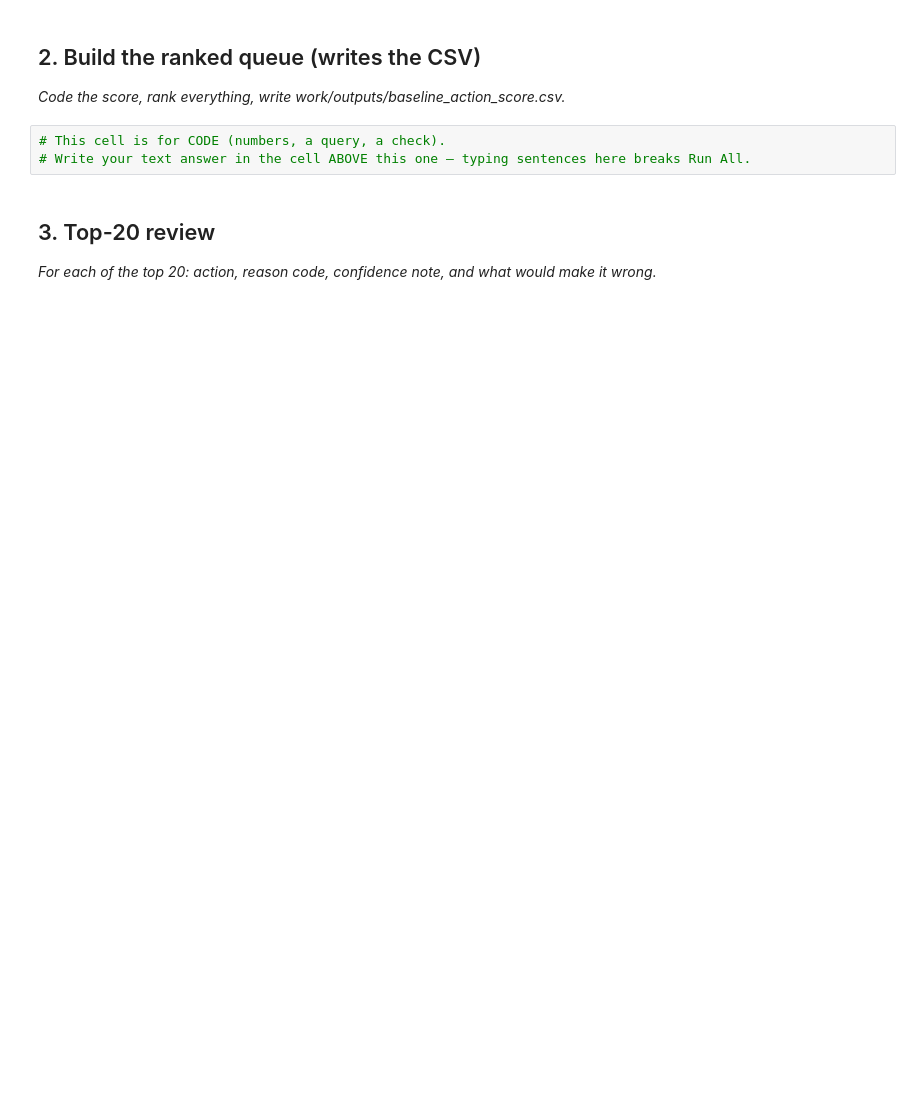
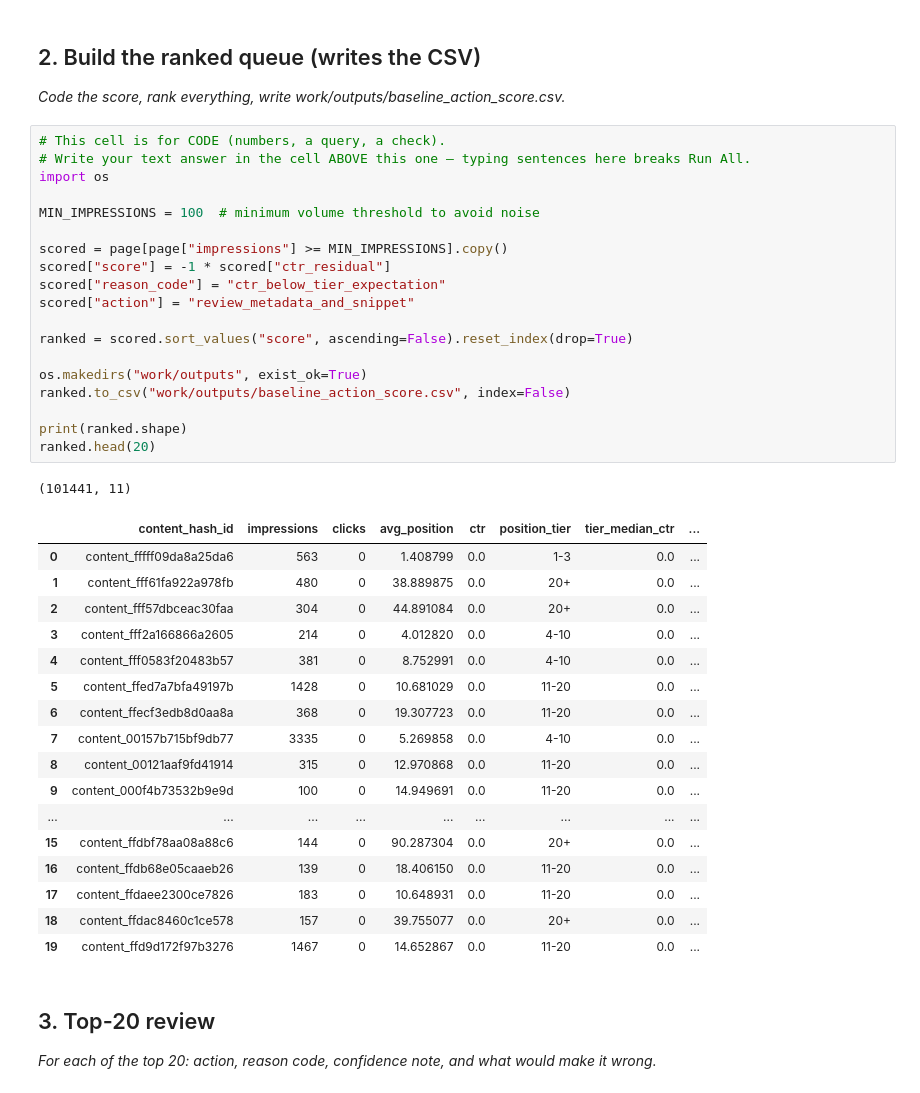
Before and after one commit to GazalaNK/flyrank-ml-internship, a Jupyter notebook: work/notebooks/w04_baseline_score.ipynb, the cells around one changed output. Cells and saved outputs as stored; diff of their text form; blank space fills up the shorter version.

```diff
--- a/work/notebooks/w04_baseline_score.ipynb
+++ b/work/notebooks/w04_baseline_score.ipynb
@@ -20,6 +74,41 @@ This skeleton is yours to fill. Work the sections **in order** — each one has
 # %%
 # This cell is for CODE (numbers, a query, a check).
 # Write your text answer in the cell ABOVE this one — typing sentences here breaks Run All.
+import os
+
+MIN_IMPRESSIONS = 100  # minimum volume threshold to avoid noise
+
+scored = page[page["impressions"] >= MIN_IMPRESSIONS].copy()
+scored["score"] = -1 * scored["ctr_residual"]
+scored["reason_code"] = "ctr_below_tier_expectation"
+scored["action"] = "review_metadata_and_snippet"
+
+ranked = scored.sort_values("score", ascending=False).reset_index(drop=True)
+
+os.makedirs("work/outputs", exist_ok=True)
+ranked.to_csv("work/outputs/baseline_action_score.csv", index=False)
+
+print(ranked.shape)
+ranked.head(20)
+# %% [output]
+(101441, 11)
+|  | content_hash_id | impressions | clicks | avg_position | ctr | position_tier | tier_median_ctr | ... |
+| 0 | content_fffff09da8a25da6 | 563 | 0 | 1.408799 | 0.0 | 1-3 | 0.0 | ... |
+| 1 | content_fff61fa922a978fb | 480 | 0 | 38.889875 | 0.0 | 20+ | 0.0 | ... |
+| 2 | content_fff57dbceac30faa | 304 | 0 | 44.891084 | 0.0 | 20+ | 0.0 | ... |
+| 3 | content_fff2a166866a2605 | 214 | 0 | 4.012820 | 0.0 | 4-10 | 0.0 | ... |
+| 4 | content_fff0583f20483b57 | 381 | 0 | 8.752991 | 0.0 | 4-10 | 0.0 | ... |
+| 5 | content_ffed7a7bfa49197b | 1428 | 0 | 10.681029 | 0.0 | 11-20 | 0.0 | ... |
+| 6 | content_ffecf3edb8d0aa8a | 368 | 0 | 19.307723 | 0.0 | 11-20 | 0.0 | ... |
+| 7 | content_00157b715bf9db77 | 3335 | 0 | 5.269858 | 0.0 | 4-10 | 0.0 | ... |
+| 8 | content_00121aaf9fd41914 | 315 | 0 | 12.970868 | 0.0 | 11-20 | 0.0 | ... |
+| 9 | content_000f4b73532b9e9d | 100 | 0 | 14.949691 | 0.0 | 11-20 | 0.0 | ... |
+| ... | ... | ... | ... | ... | ... | ... | ... | ... |
+| 15 | content_ffdbf78aa08a88c6 | 144 | 0 | 90.287304 | 0.0 | 20+ | 0.0 | ... |
+| 16 | content_ffdb68e05caaeb26 | 139 | 0 | 18.406150 | 0.0 | 11-20 | 0.0 | ... |
+| 17 | content_ffdaee2300ce7826 | 183 | 0 | 10.648931 | 0.0 | 11-20 | 0.0 | ... |
+| 18 | content_ffdac8460c1ce578 | 157 | 0 | 39.755077 | 0.0 | 20+ | 0.0 | ... |
+| 19 | content_ffd9d172f97b3276 | 1467 | 0 | 14.652867 | 0.0 | 11-20 | 0.0 | ... |
 # %% [markdown]
 ## 3. Top-20 review
 
```
Also changed, not shown: parts of 7 cells of this notebook.
